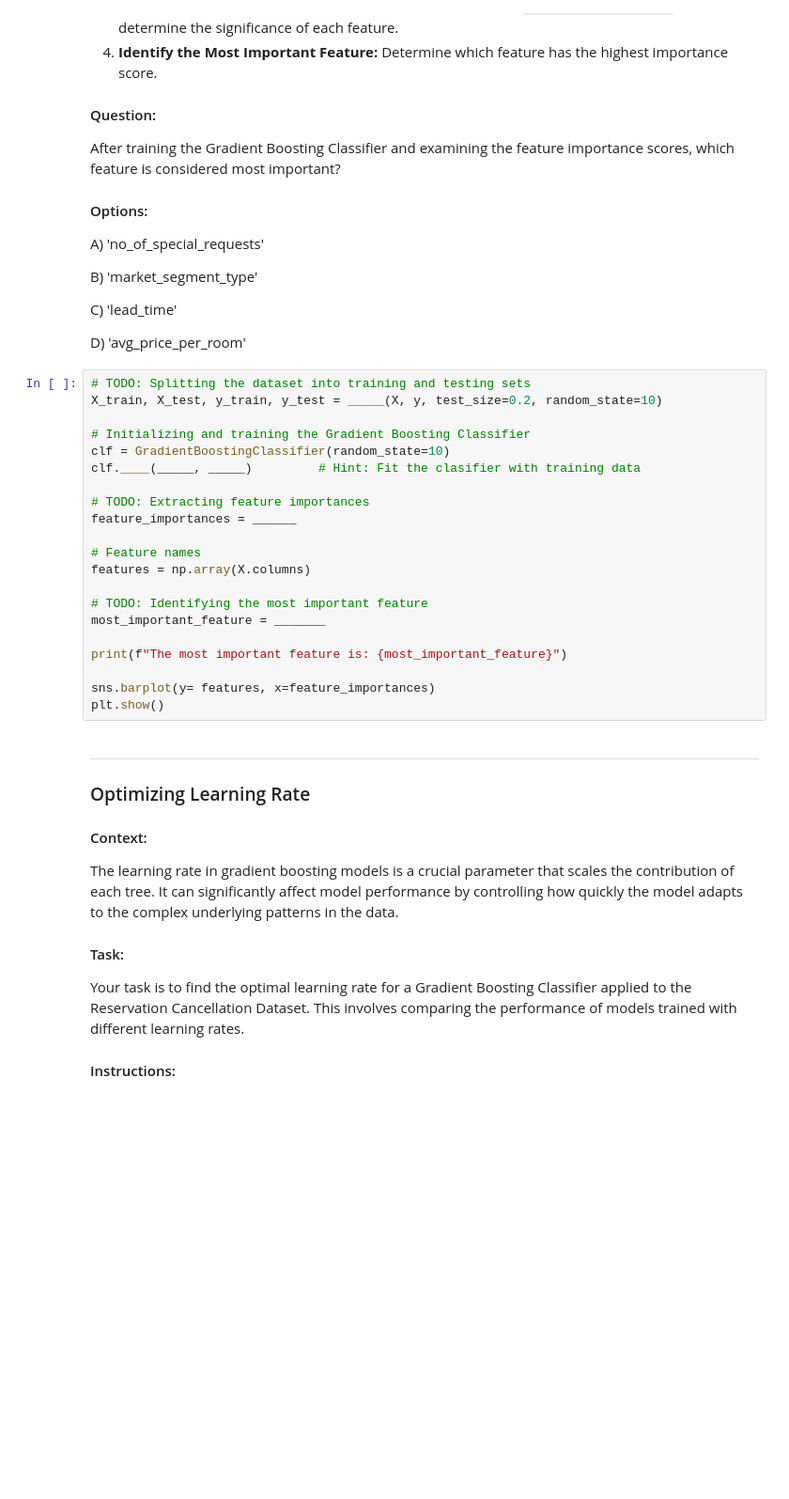
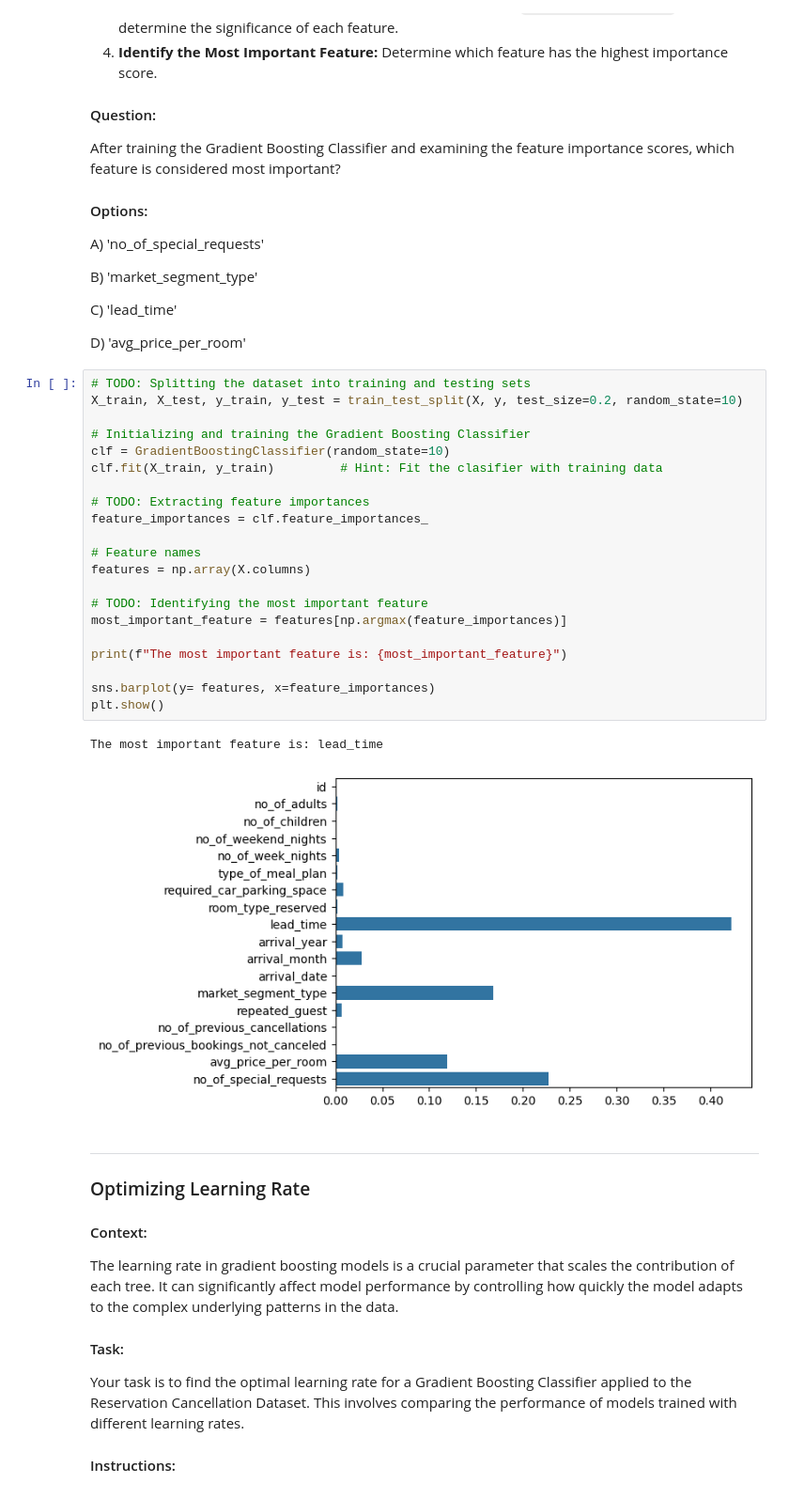
Before and after one commit to piyush1856/machine-learning-algorithms, a Jupyter notebook: 10_decision_tree_&_ensemble_techniques/Case_Study_boosting.ipynb, the cells around one changed output. Shown at 94% size. Saved outputs shown, nothing was run; the diff lists cells and outputs as text; blank space fills up the shorter version.

```diff
--- a/10_decision_tree_&_ensemble_techniques/Case_Study_boosting.ipynb
+++ b/10_decision_tree_&_ensemble_techniques/Case_Study_boosting.ipynb
@@ -586,25 +586,28 @@ C) 'lead_time'
 D) 'avg_price_per_room'
 # %%
 # TODO: Splitting the dataset into training and testing sets
-X_train, X_test, y_train, y_test = _____(X, y, test_size=0.2, random_state=10)
+X_train, X_test, y_train, y_test = train_test_split(X, y, test_size=0.2, random_state=10)
 
 # Initializing and training the Gradient Boosting Classifier
 clf = GradientBoostingClassifier(random_state=10)
-clf.____(_____, _____)         # Hint: Fit the clasifier with training data
+clf.fit(X_train, y_train)         # Hint: Fit the clasifier with training data
 
 # TODO: Extracting feature importances
-feature_importances = ______
+feature_importances = clf.feature_importances_
 
 # Feature names
 features = np.array(X.columns)
 
 # TODO: Identifying the most important feature
-most_important_feature = _______
+most_important_feature = features[np.argmax(feature_importances)]
 
 print(f"The most important feature is: {most_important_feature}")
 
 sns.barplot(y= features, x=feature_importances)
 plt.show()
+# %% [output]
+The most important feature is: lead_time
+[figure, added]
 # %% [markdown]
 
 
```
Also changed, not shown: parts of 10 cells of this notebook.
